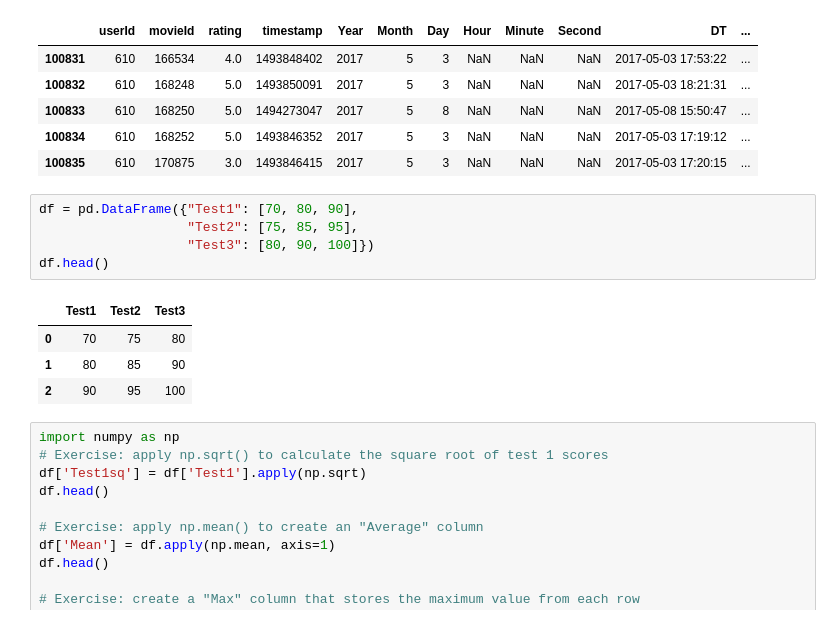
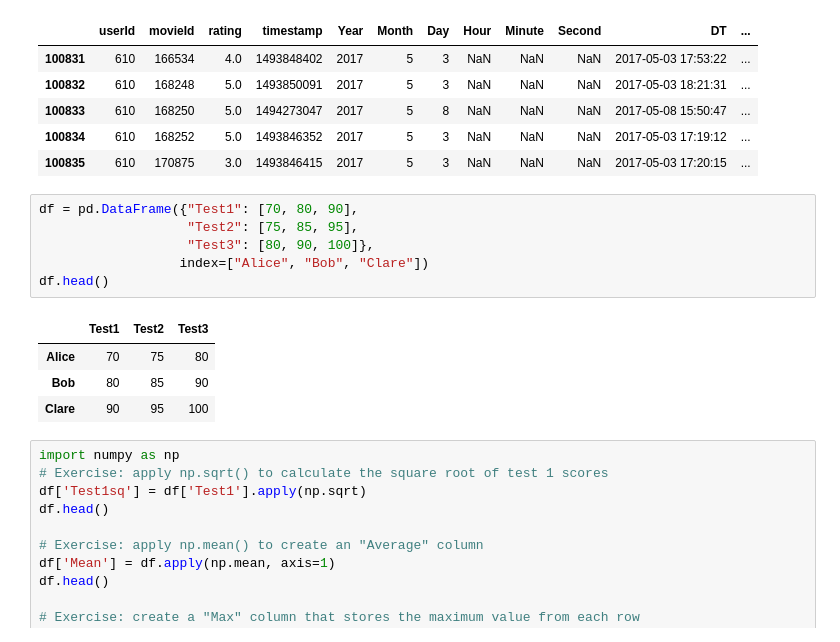
Before and after one commit to ch00226855/CMP464-Fall2019, a Jupyter notebook: Week4_DataFrame_Part1_Ex.ipynb, the cells around one changed output. Saved outputs shown, nothing was run; the diff lists cells and outputs as text.

```diff
--- a/Week4_DataFrame_Part1_Ex.ipynb
+++ b/Week4_DataFrame_Part1_Ex.ipynb
@@ -217,13 +235,14 @@ ratings_df.tail()
 # %%
 df = pd.DataFrame({"Test1": [70, 80, 90],
                    "Test2": [75, 85, 95],
-                   "Test3": [80, 90, 100]})
+                   "Test3": [80, 90, 100]},
+                  index=["Alice", "Bob", "Clare"])
 df.head()
 # %% [output]
 |  | Test1 | Test2 | Test3 |
-| 0 | 70 | 75 | 80 |
-| 1 | 80 | 85 | 90 |
-| 2 | 90 | 95 | 100 |
+| Alice | 70 | 75 | 80 |
+| Bob | 80 | 85 | 90 |
+| Clare | 90 | 95 | 100 |
 # %%
 import numpy as np
 # Exercise: apply np.sqrt() to calculate the square root of test 1 scores
```
Also changed, not shown: parts of 40 cells of this notebook.
